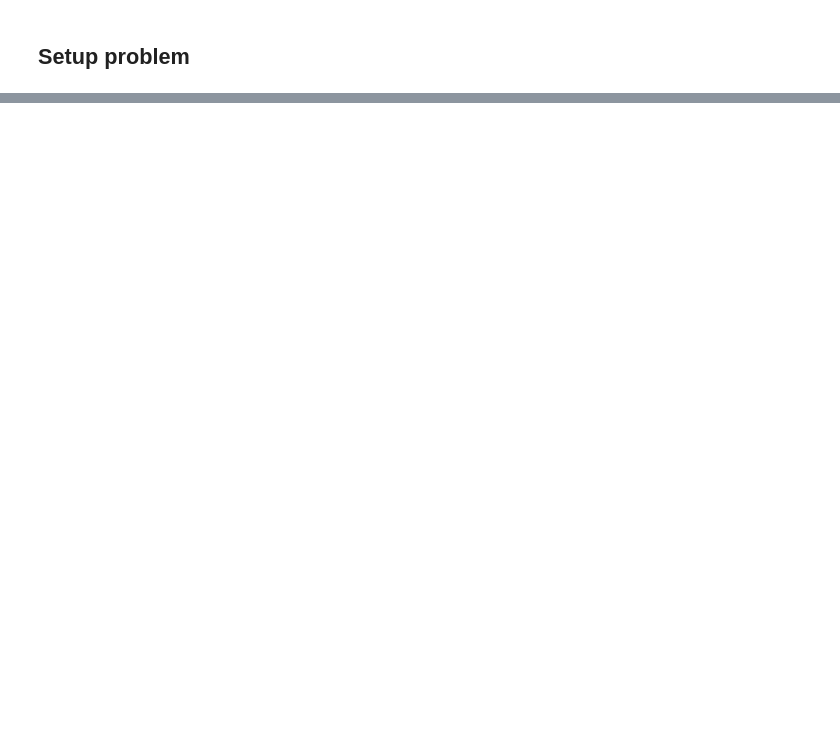
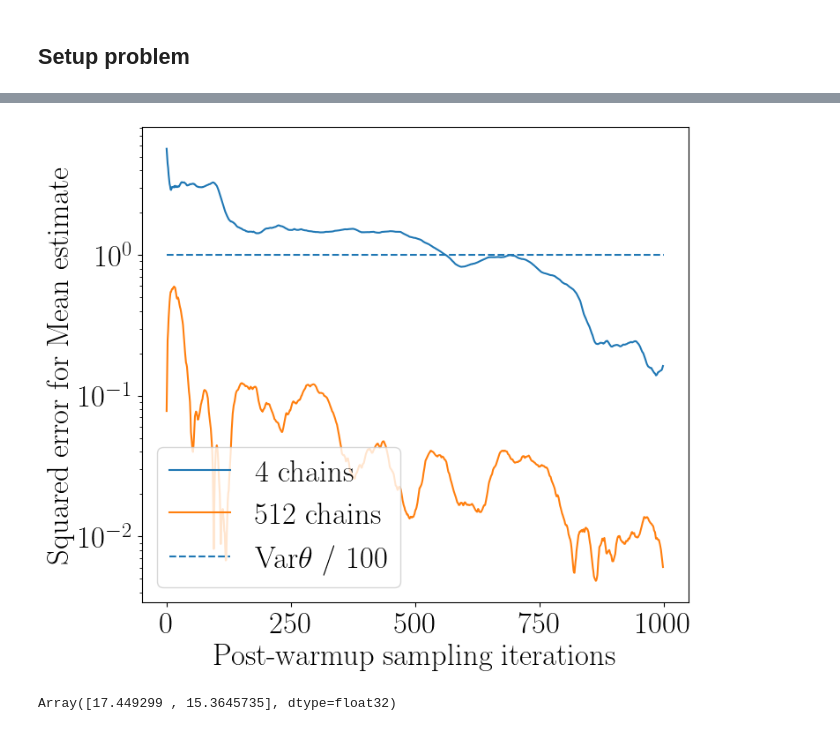
Before and after one commit to charlesm93/nested-rhat, a Jupyter notebook: rosenbrock_example.ipynb, the cells around one changed output, grey strips where cells are left out. Cells and saved outputs as stored; diff of their text form; code cells hidden in the pictures; blank space fills up the shorter version.

```diff
--- a/rosenbrock_example.ipynb
+++ b/rosenbrock_example.ipynb
@@ -102,0 +204,49 @@ XlaRuntimeError: FAILED_PRECONDITION: DNN library initialization failed. Look at
+# %%
+# Get some estimates of the mean and variance.
+try:
+  mean_est = target.sample_transformations['identity'].ground_truth_mean
+except:
+  print('no ground truth mean')
+  mean_est = (result.all_states[num_warmup:, :]).mean(0).mean(0)
+try:
+  var_est = target.sample_transformations['identity'].ground_truth_standard_deviation**2
+except:
+  print('no ground truth std dev')
+  var_est = ((result.all_states[num_warmup:, :]**2).mean(0).mean(0) -
+             mean_est**2)
+# %%
+matplotlib.rcParams.update({'font.size': 25})
+# %%
+def mc_est_warm(x, axis = 0):
+  """ compute running average without discarding half of the samples."""
+  return np.cumsum(x, axis) / np.arange(1, x.shape[0] + 1).reshape([-1] + [1] * (len(x.shape) - 1))
+
+discard_warmup = True
+
+if (discard_warmup):
+  long_error = mc_est_warm(result_state_long[num_warmup_long:, :, :].mean(1)) - mean_est
+  short_error = mc_est_warm(result_state_short[num_warmup_short:, :, :].mean(1)) - mean_est
+else:
+  long_error = result_state_long[num_warmup_long:, :, :].mean(1) - mean_est
+  short_error = result_state_short[num_warmup_short:, :, :].mean(1) - mean_est
+
+true_var_available = True
+if (true_var_available):
+  target_precision = jnp.linalg.norm(var_est[0] / 100)
+else:
+  target_precision = jnp.linalg.norm(long_error[len(long_error) - 1], axis = -1)
+
+figure(figsize = [8, 7])
+semilogy(jnp.linalg.norm(long_error, axis = -1), label = '4 chains')
+semilogy(jnp.linalg.norm(short_error, axis = -1), label = '512 chains')
+hlines(target_precision, 0, num_sampling_long,
+       linestyles = '--',
+       label = r"Var$\theta$ / 100")
+ylabel("Squared error for Mean estimate")
+xlabel("Post-warmup sampling iterations")
+legend(loc = 'lower left')
+# show()
+plt.savefig("squared_error.pdf", bbox_inches='tight')
+# files.download("squared_error.pdf")
+# %% [output]
+[figure, added]
@@ -102,0 +282,5 @@ XlaRuntimeError: FAILED_PRECONDITION: DNN library initialization failed. Look at
+# %%
+result_snip = result_state_long[num_warmup_long:num_warmup_long + 2]
+tfp.mcmc.potential_scale_reduction(result_snip, independent_chain_ndims = 1).T
+# %% [output]
+Array([17.449299 , 15.3645735], dtype=float32)
```
Also changed, not shown: parts of 14 cells of this notebook, 7 other files.
